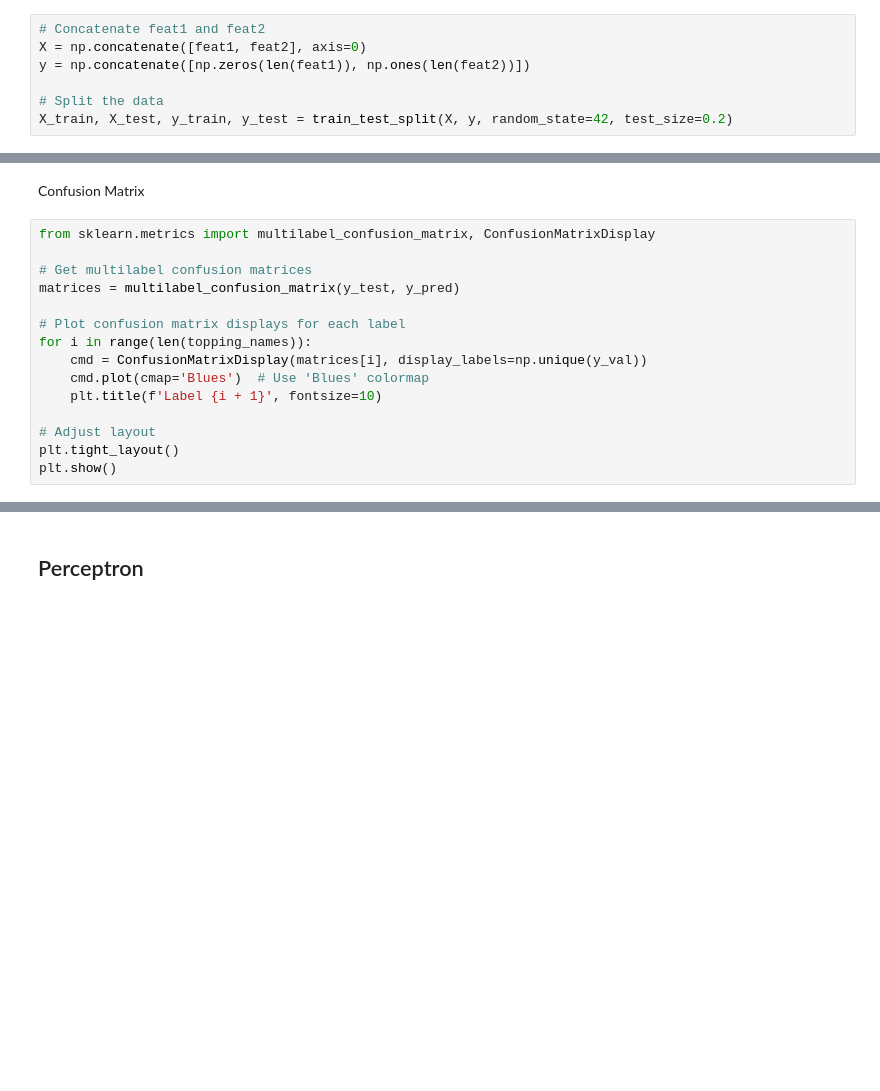
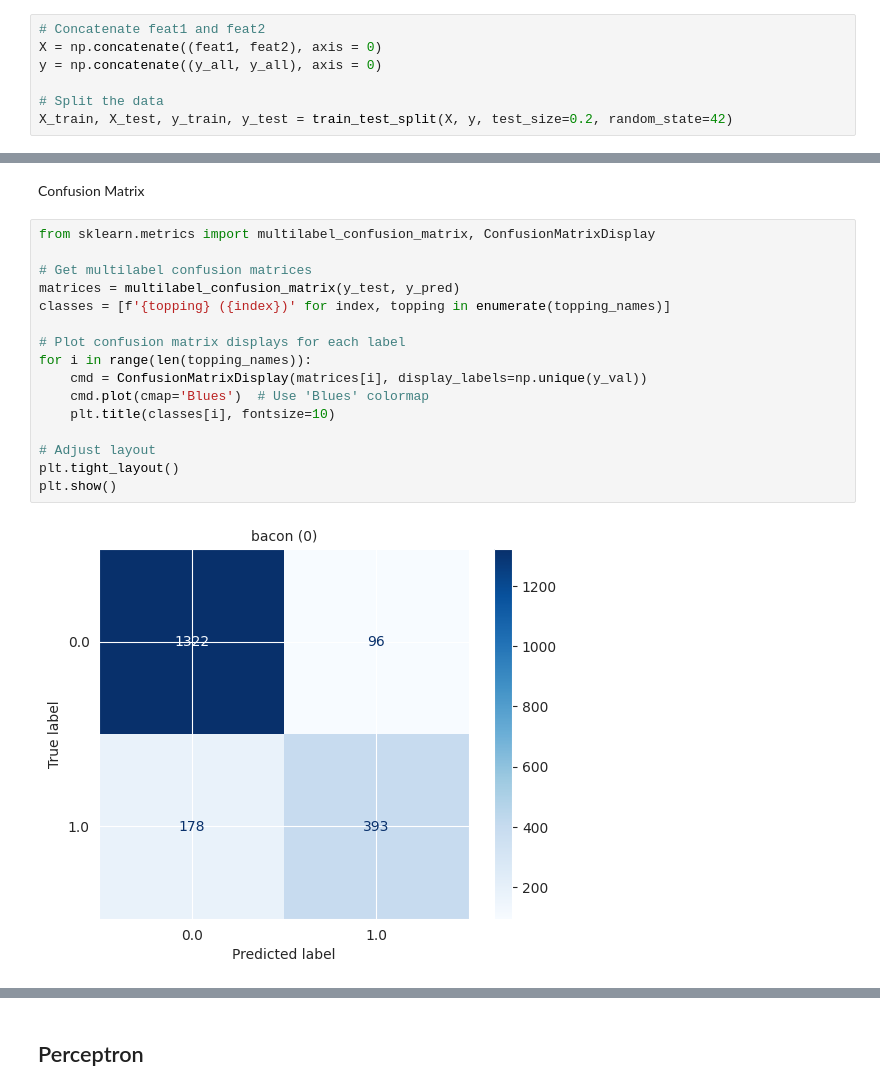
Before and after one commit to sofiia-chorna/pizza-topping-multilabel-prediction, a Jupyter notebook: pizza_topping_detection.ipynb, the cells around one changed output, grey strips where cells are left out. Cells and saved outputs as stored; diff of their text form; blank space fills up the shorter version.

```diff
--- a/pizza_topping_detection.ipynb
+++ b/pizza_topping_detection.ipynb
@@ -624,10 +680,10 @@ else:
 # %%
 # Concatenate feat1 and feat2
-X = np.concatenate([feat1, feat2], axis=0)
-y = np.concatenate([np.zeros(len(feat1)), np.ones(len(feat2))])
+X = np.concatenate((feat1, feat2), axis = 0)
+y = np.concatenate((y_all, y_all), axis = 0)
 
 # Split the data
-X_train, X_test, y_train, y_test = train_test_split(X, y, random_state=42, test_size=0.2)
+X_train, X_test, y_train, y_test = train_test_split(X, y, test_size=0.2, random_state=42)
 # %% [markdown]
 ## Random Forest
 # %%
@@ -661,15 +737,18 @@ Confusion Matrix
 # %%
 from sklearn.metrics import multilabel_confusion_matrix, ConfusionMatrixDisplay
 
 # Get multilabel confusion matrices
 matrices = multilabel_confusion_matrix(y_test, y_pred)
+classes = [f'{topping} ({index})' for index, topping in enumerate(topping_names)]
 
 # Plot confusion matrix displays for each label
 for i in range(len(topping_names)):
     cmd = ConfusionMatrixDisplay(matrices[i], display_labels=np.unique(y_val))
     cmd.plot(cmap='Blues')  # Use 'Blues' colormap
-    plt.title(f'Label {i + 1}', fontsize=10)
+    plt.title(classes[i], fontsize=10)
 
 # Adjust layout
 plt.tight_layout()
 plt.show()
+# %% [output]
+[figure, added]
```
Also changed, not shown: parts of 11 cells of this notebook.
